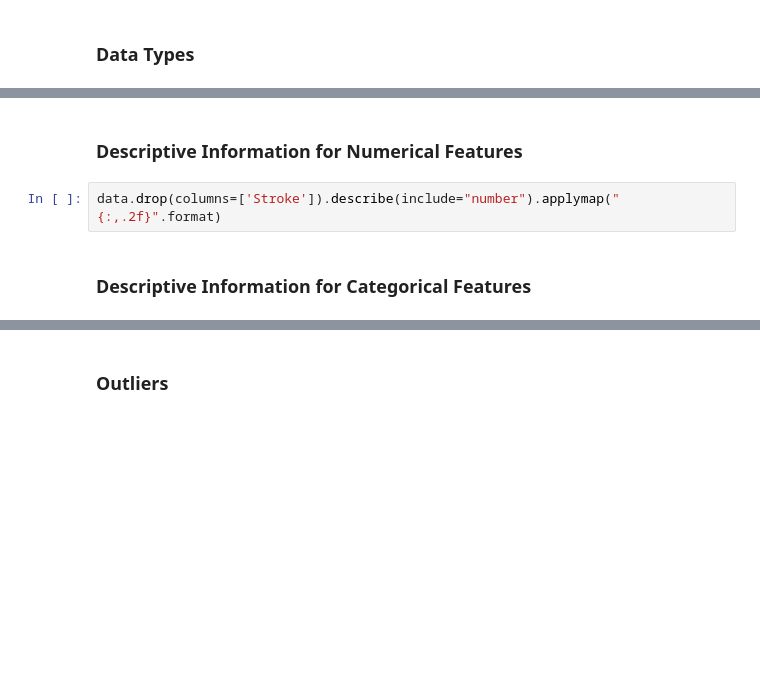
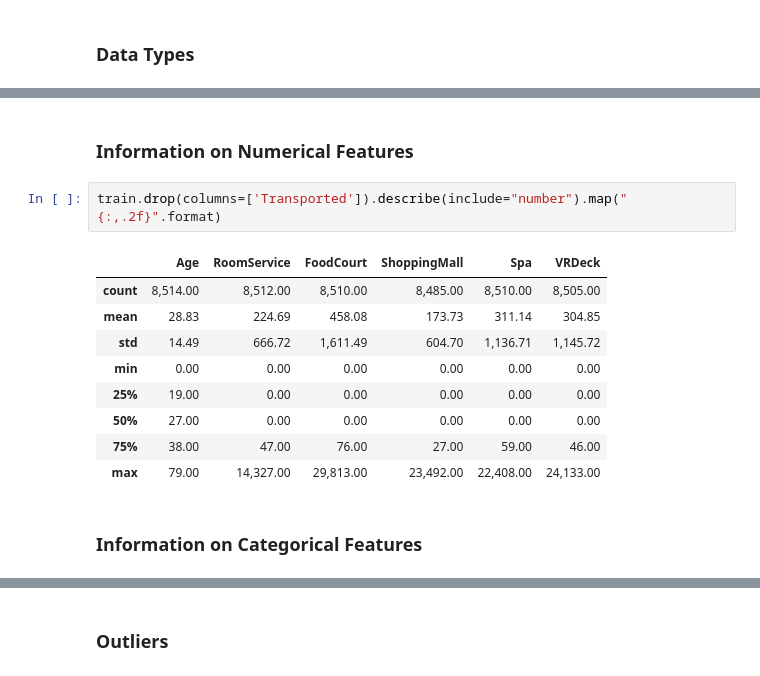
Before and after one commit to KevinNourian/Titanic, a Jupyter notebook: Notebooks/Titanic 1.0.1.ipynb, the cells around one changed output, grey strips where cells are left out. Drawn from its saved outputs; the diff is of its cells as text; blank space fills up the shorter version.

```diff
--- a/Notebooks/Titanic 1.0.1.ipynb
+++ b/Notebooks/Titanic 1.0.1.ipynb
@@ -192,7 +233,17 @@ data.info()
 # %% [markdown]
-### **Descriptive Information for Numerical Features**
+### **Information on Numerical Features**
 # %%
-data.drop(columns=['Stroke']).describe(include="number").applymap("{:,.2f}".format)
+train.drop(columns=['Transported']).describe(include="number").map("{:,.2f}".format)
+# %% [output]
+|  | Age | RoomService | FoodCourt | ShoppingMall | Spa | VRDeck |
+| count | 8,514.00 | 8,512.00 | 8,510.00 | 8,485.00 | 8,510.00 | 8,505.00 |
+| mean | 28.83 | 224.69 | 458.08 | 173.73 | 311.14 | 304.85 |
+| std | 14.49 | 666.72 | 1,611.49 | 604.70 | 1,136.71 | 1,145.72 |
+| min | 0.00 | 0.00 | 0.00 | 0.00 | 0.00 | 0.00 |
+| 25% | 19.00 | 0.00 | 0.00 | 0.00 | 0.00 | 0.00 |
+| 50% | 27.00 | 0.00 | 0.00 | 0.00 | 0.00 | 0.00 |
+| 75% | 38.00 | 47.00 | 76.00 | 27.00 | 59.00 | 46.00 |
+| max | 79.00 | 14,327.00 | 29,813.00 | 23,492.00 | 22,408.00 | 24,133.00 |
 # %% [markdown]
-### **Descriptive Information for Categorical Features**
+### **Information on Categorical Features**
 # %%
```
Also changed, not shown: parts of 174 cells of this notebook, 2 other files.
